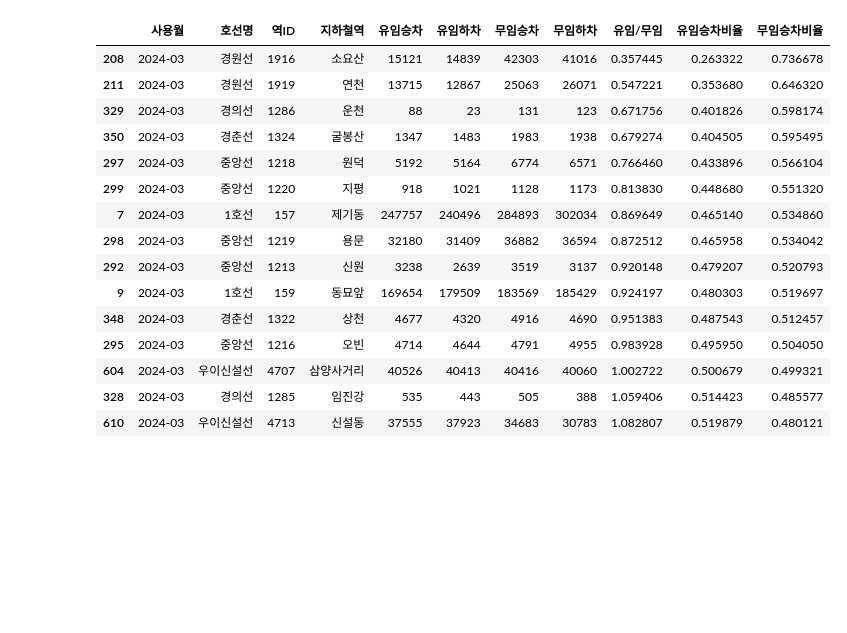
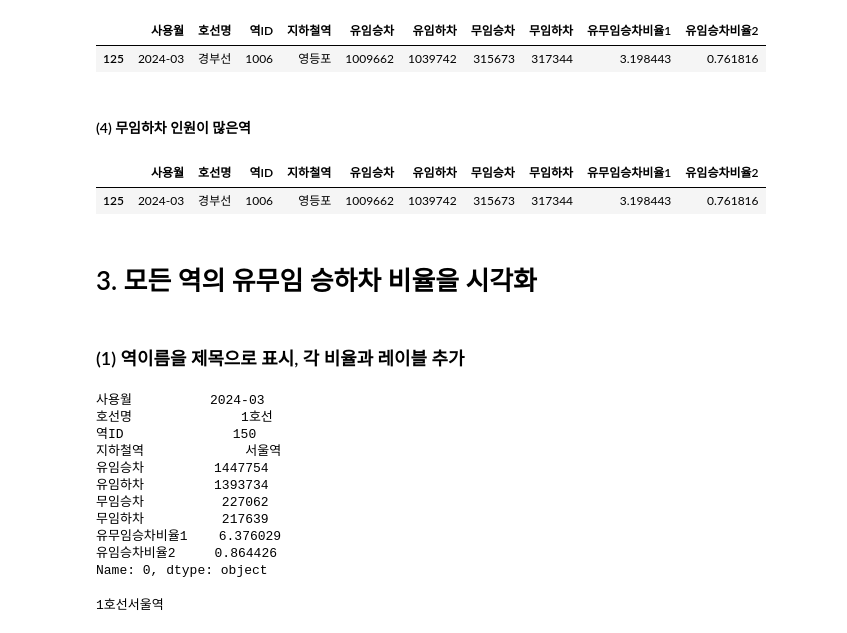
Before and after one commit to SHU-Webbb/DataAnalysis, a Jupyter notebook: Exercise02_대중교통 데이터 시각화.ipynb, the cells around one changed output. Cells and saved outputs as stored; diff of their text form; code cells hidden in the pictures; blank space fills up the shorter version.

```diff
--- a/Exercise02_대중교통 데이터 시각화.ipynb
+++ b/Exercise02_대중교통 데이터 시각화.ipynb
@@ -29,6 +16,0 @@ subway_raw.head(10)
-# %%
-subway_raw['유임/무임'] = subway_raw['유임승차']/subway_raw['무임승차']
-subway_raw['유임승차비율'] = (subway_raw['유임승차']/(subway_raw['무임승차']+subway_raw['유임승차']))
-subway_raw['무임승차비율'] = (subway_raw['무임승차']/(subway_raw['무임승차']+subway_raw['유임승차']))
-
-subway_raw.head(10)
@@ -46,0 +38,4 @@ subway_raw.head(10)
+# %%
+rate = subway_raw['유임승차'] / subway_raw['무임승차']
+# %%
+subway_raw['유무임승차비율1'] = rate
@@ -46,0 +83,3 @@ subway_raw.head(10)
+# %%
+subway_raw['유임승차비율2'] = subway_raw['유임승차'] / (subway_raw['유임승차'] + subway_raw['무임승차'])
+subway_raw
@@ -85,19 +155,14 @@ subway_raw.sort_values(by='유임승차비율', ascending=False).head(15)
 # %%
-subway_raw.sort_values(by='무임승차비율', ascending=False).head(15)
+subway_raw.sort_values(by='무임승차', ascending=False).head(1)
 # %% [output]
-|  | 사용월 | 호선명 | 역ID | 지하철역 | 유임승차 | 유임하차 | 무임승차 | 무임하차 | 유임/무임 | 유임승차비율 | 무임승차비율 |
-| 208 | 2024-03 | 경원선 | 1916 | 소요산 | 15121 | 14839 | 42303 | 41016 | 0.357445 | 0.263322 | 0.736678 |
-| 211 | 2024-03 | 경원선 | 1919 | 연천 | 13715 | 12867 | 25063 | 26071 | 0.547221 | 0.353680 | 0.646320 |
-| 329 | 2024-03 | 경의선 | 1286 | 운천 | 88 | 23 | 131 | 123 | 0.671756 | 0.401826 | 0.598174 |
-| 350 | 2024-03 | 경춘선 | 1324 | 굴봉산 | 1347 | 1483 | 1983 | 1938 | 0.679274 | 0.404505 | 0.595495 |
-| 297 | 2024-03 | 중앙선 | 1218 | 원덕 | 5192 | 5164 | 6774 | 6571 | 0.766460 | 0.433896 | 0.566104 |
-| 299 | 2024-03 | 중앙선 | 1220 | 지평 | 918 | 1021 | 1128 | 1173 | 0.813830 | 0.448680 | 0.551320 |
-| 7 | 2024-03 | 1호선 | 157 | 제기동 | 247757 | 240496 | 284893 | 302034 | 0.869649 | 0.465140 | 0.534860 |
-| 298 | 2024-03 | 중앙선 | 1219 | 용문 | 32180 | 31409 | 36882 | 36594 | 0.872512 | 0.465958 | 0.534042 |
-| 292 | 2024-03 | 중앙선 | 1213 | 신원 | 3238 | 2639 | 3519 | 3137 | 0.920148 | 0.479207 | 0.520793 |
-| 9 | 2024-03 | 1호선 | 159 | 동묘앞 | 169654 | 179509 | 183569 | 185429 | 0.924197 | 0.480303 | 0.519697 |
-| 348 | 2024-03 | 경춘선 | 1322 | 상천 | 4677 | 4320 | 4916 | 4690 | 0.951383 | 0.487543 | 0.512457 |
-| 295 | 2024-03 | 중앙선 | 1216 | 오빈 | 4714 | 4644 | 4791 | 4955 | 0.983928 | 0.495950 | 0.504050 |
-| 604 | 2024-03 | 우이신설선 | 4707 | 삼양사거리 | 40526 | 40413 | 40416 | 40060 | 1.002722 | 0.500679 | 0.499321 |
-| 328 | 2024-03 | 경의선 | 1285 | 임진강 | 535 | 443 | 505 | 388 | 1.059406 | 0.514423 | 0.485577 |
-| 610 | 2024-03 | 우이신설선 | 4713 | 신설동 | 37555 | 37923 | 34683 | 30783 | 1.082807 | 0.519879 | 0.480121 |
+|  | 사용월 | 호선명 | 역ID | 지하철역 | 유임승차 | 유임하차 | 무임승차 | 무임하차 | 유무임승차비율1 | 유임승차비율2 |
+| 125 | 2024-03 | 경부선 | 1006 | 영등포 | 1009662 | 1039742 | 315673 | 317344 | 3.198443 | 0.761816 |
+# %% [markdown]
+#### (4) 무임하차 인원이 많은역
+# %%
+subway_raw.sort_values(by='무임하차', ascending=False).head(1)
+# %% [output]
+|  | 사용월 | 호선명 | 역ID | 지하철역 | 유임승차 | 유임하차 | 무임승차 | 무임하차 | 유무임승차비율1 | 유임승차비율2 |
+| 125 | 2024-03 | 경부선 | 1006 | 영등포 | 1009662 | 1039742 | 315673 | 317344 | 3.198443 | 0.761816 |
+# %% [markdown]
+# 3. 모든 역의 유무임 승하차 비율을 시각화
@@ -103,0 +186,20 @@ subway_raw.sort_values(by='무임승차비율', ascending=False).head(15)
+# %% [markdown]
+### (1) 역이름을 제목으로 표시, 각 비율과 레이블 추가
+# %%
+subway_raw.iloc[0]
+# %% [output]
+사용월          2024-03
+호선명              1호선
+역ID              150
+지하철역             서울역
+유임승차         1447754
+유임하차         1393734
+무임승차          227062
+무임하차          217639
+유무임승차비율1    6.376029
+유임승차비율2     0.864426
+Name: 0, dtype: object
+# %%
+print(subway_raw.iloc[0][1] ,subway_raw.iloc[0][3])
+# %% [output]
+1호선서울역
```
Also changed, not shown: parts of 30 cells of this notebook, 15 other files.
